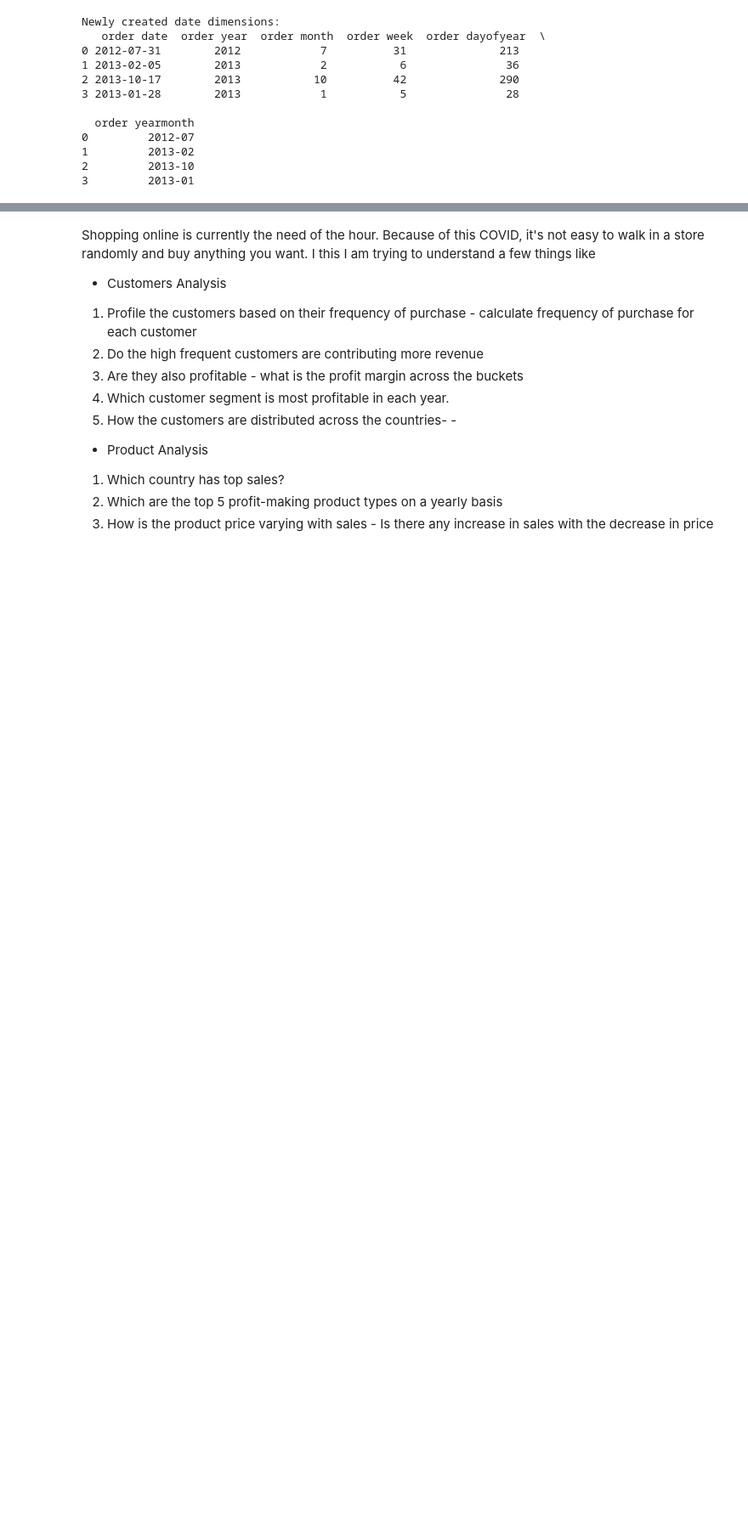
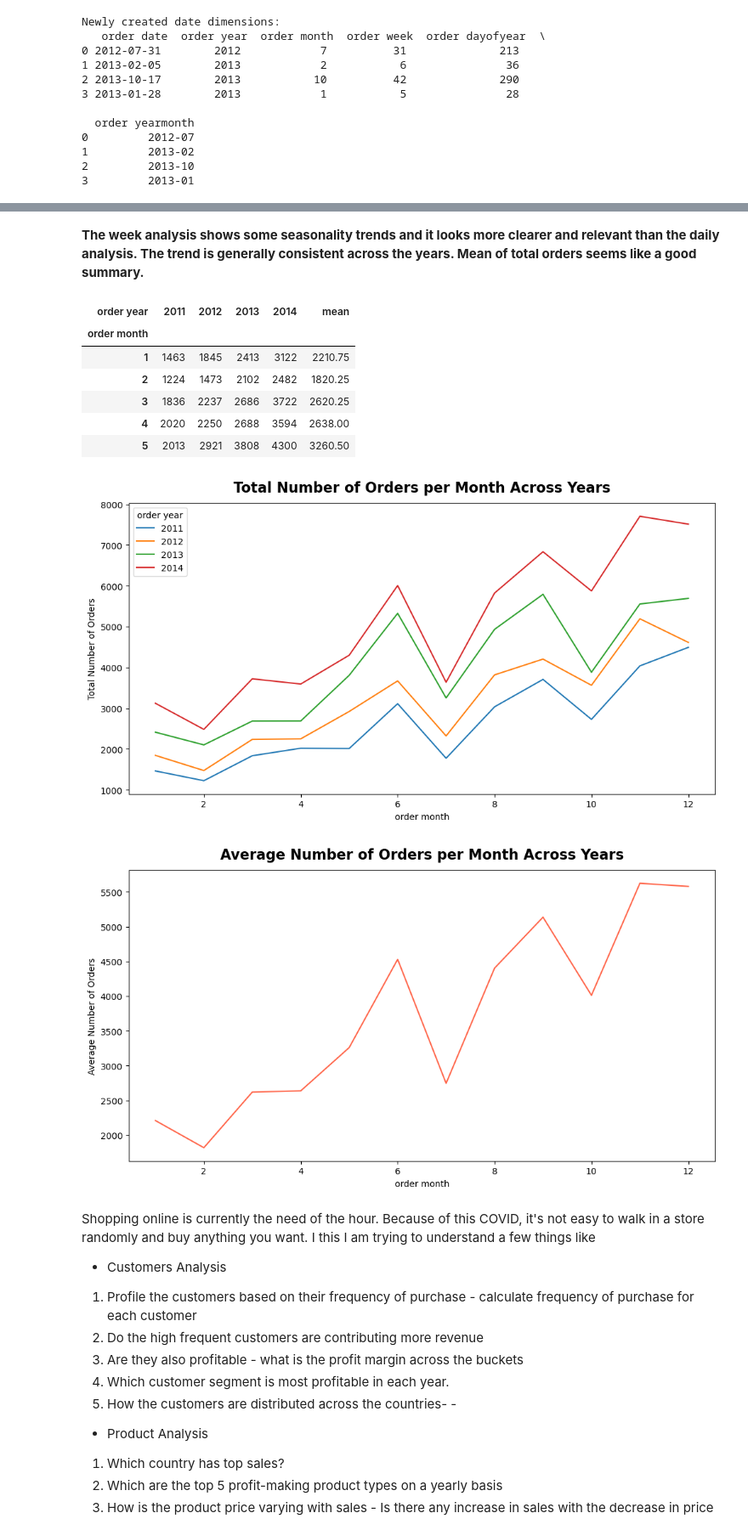
Before and after one commit to annugit1655/Global-Superstore-Project, a Jupyter notebook: notebooks/order-return.ipynb, the cells around one changed output, grey strips where cells are left out. Shown at 85% size. Saved outputs shown, nothing was run; the diff lists cells and outputs as text; code cells hidden in the pictures; blank space fills up the shorter version.

```diff
--- a/notebooks/order-return.ipynb
+++ b/notebooks/order-return.ipynb
@@ -435,3 +469,33 @@ monthly_summary.T
+# %% [markdown]
+**The week analysis shows some seasonality trends and it looks more clearer and relevant than the daily analysis. The trend is generally consistent across the years. Mean of total orders seems like a good summary.**
+# %%
+month_df = order_df.groupby(['order year', 'order month'])['quantity'].sum().unstack('order year').fillna(0)
+
+# mean of a product for each week across years
+month_df['mean'] = month_df.mean(axis=1)
+
+# look at the data
+display(month_df.head())
+# plot the total quantity of each month across years and aveage quantity of each month across years as well
+month_df.iloc[:,:-1].plot(figsize=(12,6))
+plt.title('Total Number of Orders per Month Across Years', fontsize=16, fontweight='bold', y=1.02)
+plt.ylabel('Total Number of Orders')
+plt.show()
+
+month_df.iloc[:,-1].plot(figsize=(12,6), color='tomato')
+plt.title('Average Number of Orders per Month Across Years', fontsize=16, fontweight='bold', y=1.02)
+plt.ylabel('Average Number of Orders')
+plt.show()
+# %% [output]
+| order year | 2011 | 2012 | 2013 | 2014 | mean |
+| order month |  |  |  |  |  |
+| 1 | 1463 | 1845 | 2413 | 3122 | 2210.75 |
+| 2 | 1224 | 1473 | 2102 | 2482 | 1820.25 |
+| 3 | 1836 | 2237 | 2686 | 3722 | 2620.25 |
+| 4 | 2020 | 2250 | 2688 | 3594 | 2638.00 |
+| 5 | 2013 | 2921 | 3808 | 4300 | 3260.50 |
+[figure, added]
+[figure, added]
 # %% [markdown]
 Shopping online is currently the need of the hour. Because of this COVID, it's not easy to walk in a store randomly and buy anything you want. I this I am trying to understand a few things like
 
```
Also changed, not shown: parts of 7 cells of this notebook.
